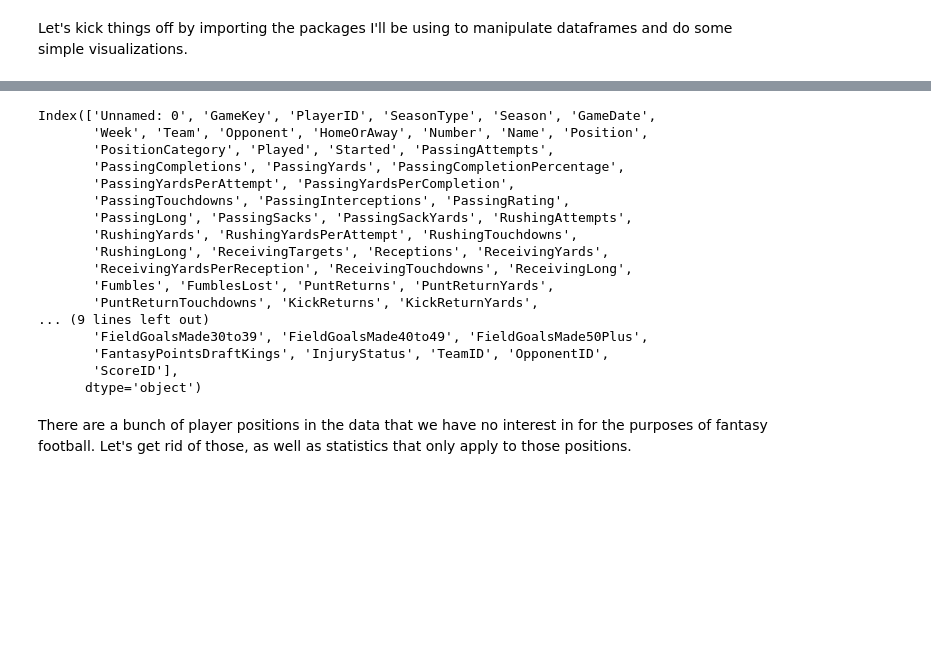
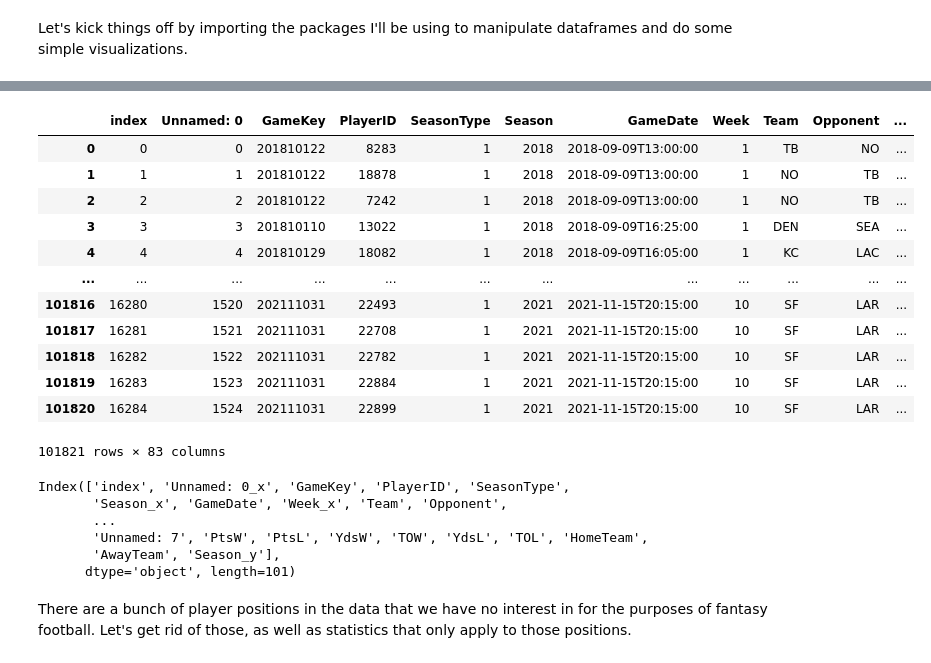
Before and after one commit to bernpb/Fantasy_Football_Prediction, a Jupyter notebook: exploratory_data_analysis.ipynb, the cells around one changed output, grey strips where cells are left out. Cells and saved outputs as stored; diff of their text form; code cells hidden in the pictures; blank space fills up the shorter version.

```diff
--- a/exploratory_data_analysis.ipynb
+++ b/exploratory_data_analysis.ipynb
@@ -20,24 +66,59 @@ df_2018.shape
+# %%
+def make_match_string(df):
+
+    """
+    Make a string that can be used to match team game data to player game data
+
+    Input:
+    - df: The dataframe to perform the operation on
+
+    Output:
+    - A string of format '20181TBNO'
+        - Where Season-Week-AWAY-HOME is the format
+
+    """
+
+    if df['HomeOrAway'] == 'HOME':
+        return str(df['Season']) + str(df['Week']) + str(df['Opponent']) + str(df['Team'])
+    elif df['HomeOrAway'] == 'AWAY':
+        return str(df['Season']) + str(df['Week']) + str(df['Team']) + str(df['Opponent'])
+# %%
+# Apply the make_match_string function to the dataset
+
+data['MatchString'] = data.apply(lambda x: make_match_string(x), axis = 1)
+data.head(-5)
+# %% [output]
+|  | index | Unnamed: 0 | GameKey | PlayerID | SeasonType | Season | GameDate | Week | Team | Opponent | ... |
+| 0 | 0 | 0 | 201810122 | 8283 | 1 | 2018 | 2018-09-09T13:00:00 | 1 | TB | NO | ... |
+| 1 | 1 | 1 | 201810122 | 18878 | 1 | 2018 | 2018-09-09T13:00:00 | 1 | NO | TB | ... |
+| 2 | 2 | 2 | 201810122 | 7242 | 1 | 2018 | 2018-09-09T13:00:00 | 1 | NO | TB | ... |
+| 3 | 3 | 3 | 201810110 | 13022 | 1 | 2018 | 2018-09-09T16:25:00 | 1 | DEN | SEA | ... |
+| 4 | 4 | 4 | 201810129 | 18082 | 1 | 2018 | 2018-09-09T16:05:00 | 1 | KC | LAC | ... |
+| ... | ... | ... | ... | ... | ... | ... | ... | ... | ... | ... | ... |
+| 101816 | 16280 | 1520 | 202111031 | 22493 | 1 | 2021 | 2021-11-15T20:15:00 | 10 | SF | LAR | ... |
+| 101817 | 16281 | 1521 | 202111031 | 22708 | 1 | 2021 | 2021-11-15T20:15:00 | 10 | SF | LAR | ... |
+| 101818 | 16282 | 1522 | 202111031 | 22782 | 1 | 2021 | 2021-11-15T20:15:00 | 10 | SF | LAR | ... |
+| 101819 | 16283 | 1523 | 202111031 | 22884 | 1 | 2021 | 2021-11-15T20:15:00 | 10 | SF | LAR | ... |
+| 101820 | 16284 | 1524 | 202111031 | 22899 | 1 | 2021 | 2021-11-15T20:15:00 | 10 | SF | LAR | ... |
+101821 rows × 83 columns
+# %%
+# Perform a left join on data and df_scores
+
+data = data.merge(df_scores,
+                 how = 'left',
+                 left_on = 'MatchString',
+                 right_on = 'MatchString')
+data.columns
+# %% [output]
+Index(['index', 'Unnamed: 0_x', 'GameKey', 'PlayerID', 'SeasonType',
+       'Season_x', 'GameDate', 'Week_x', 'Team', 'Opponent',
+       ...
+       'Unnamed: 7', 'PtsW', 'PtsL', 'YdsW', 'TOW', 'YdsL', 'TOL', 'HomeTeam',
+       'AwayTeam', 'Season_y'],
+      dtype='object', length=101)
 # %%
 # Get a list of the columns present in the dataset
-df_2018.columns
+data.columns
-# %% [output]
-Index(['Unnamed: 0', 'GameKey', 'PlayerID', 'SeasonType', 'Season', 'GameDate',
-       'Week', 'Team', 'Opponent', 'HomeOrAway', 'Number', 'Name', 'Position',
-       'PositionCategory', 'Played', 'Started', 'PassingAttempts',
-       'PassingCompletions', 'PassingYards', 'PassingCompletionPercentage',
-       'PassingYardsPerAttempt', 'PassingYardsPerCompletion',
-       'PassingTouchdowns', 'PassingInterceptions', 'PassingRating',
-       'PassingLong', 'PassingSacks', 'PassingSackYards', 'RushingAttempts',
-       'RushingYards', 'RushingYardsPerAttempt', 'RushingTouchdowns',
-       'RushingLong', 'ReceivingTargets', 'Receptions', 'ReceivingYards',
-       'ReceivingYardsPerReception', 'ReceivingTouchdowns', 'ReceivingLong',
-       'Fumbles', 'FumblesLost', 'PuntReturns', 'PuntReturnYards',
-       'PuntReturnTouchdowns', 'KickReturns', 'KickReturnYards',
-... (9 lines left out)
-       'FieldGoalsMade30to39', 'FieldGoalsMade40to49', 'FieldGoalsMade50Plus',
-       'FantasyPointsDraftKings', 'InjuryStatus', 'TeamID', 'OpponentID',
-       'ScoreID'],
-      dtype='object')
 # %% [markdown]
 There are a bunch of player positions in the data that we have no interest in for the purposes of fantasy football.  Let's get rid of those, as well as statistics that only apply to those positions.
 # %%
```
Also changed, not shown: parts of 25 cells of this notebook, 9 other files.
